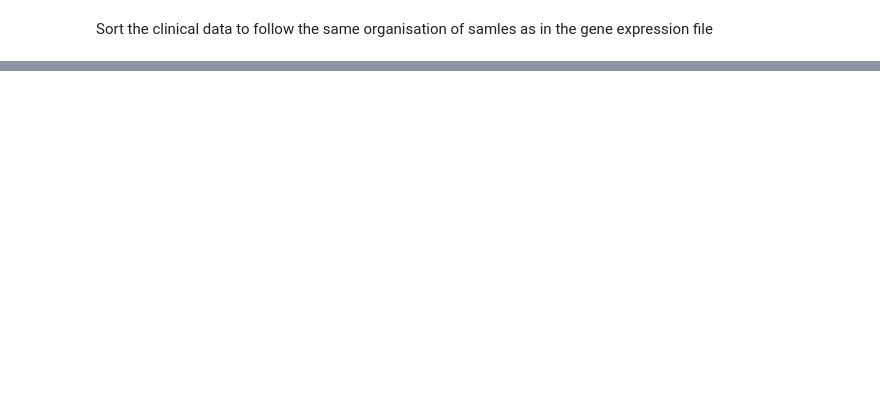
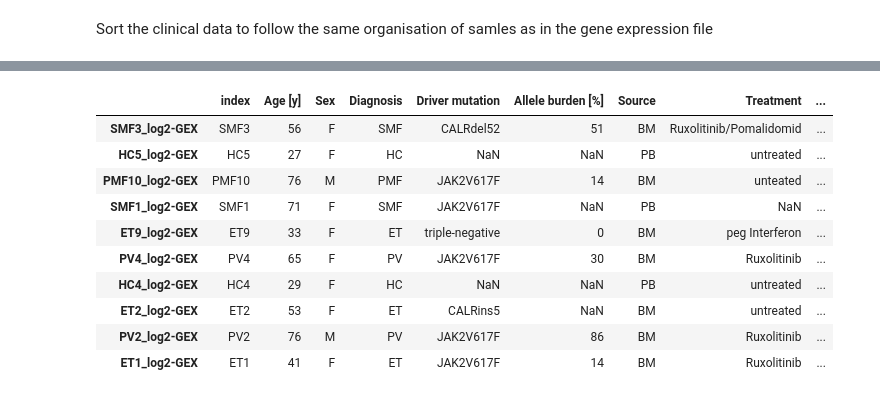
Before and after one commit to SushmitaM1/RNA_Analysis_python, a Jupyter notebook: RNA_expression_analysis_Python3.ipynb, the cells around one changed output, grey strips where cells are left out. Drawn from its saved outputs; the diff is of its cells as text; code cells hidden in the pictures; blank space fills up the shorter version.

```diff
--- a/RNA_expression_analysis_Python3.ipynb
+++ b/RNA_expression_analysis_Python3.ipynb
@@ -70,0 +71,15 @@ data.obs.value_counts('Diagnosis').plot(kind='bar')
+# %%
+#Viewing data matrix
+data.obs.sample(10)
+# %% [output]
+|  | index | Age [y] | Sex | Diagnosis | Driver mutation | Allele burden [%] | Source | Treatment | ... |
+| SMF3_log2-GEX | SMF3 | 56 | F | SMF | CALRdel52 | 51 | BM | Ruxolitinib/Pomalidomid | ... |
+| HC5_log2-GEX | HC5 | 27 | F | HC | NaN | NaN | PB | untreated | ... |
+| PMF10_log2-GEX | PMF10 | 76 | M | PMF | JAK2V617F | 14 | BM | unteated | ... |
+| SMF1_log2-GEX | SMF1 | 71 | F | SMF | JAK2V617F | NaN | PB | NaN | ... |
+| ET9_log2-GEX | ET9 | 33 | F | ET | triple-negative | 0 | BM | peg Interferon | ... |
+| PV4_log2-GEX | PV4 | 65 | F | PV | JAK2V617F | 30 | BM | Ruxolitinib | ... |
+| HC4_log2-GEX | HC4 | 29 | F | HC | NaN | NaN | PB | untreated | ... |
+| ET2_log2-GEX | ET2 | 53 | F | ET | CALRins5 | NaN | BM | untreated | ... |
+| PV2_log2-GEX | PV2 | 76 | M | PV | JAK2V617F | 86 | BM | Ruxolitinib | ... |
+| ET1_log2-GEX | ET1 | 41 | F | ET | JAK2V617F | 14 | BM | Ruxolitinib | ... |
```
Also changed, not shown: parts of 16 cells of this notebook.
